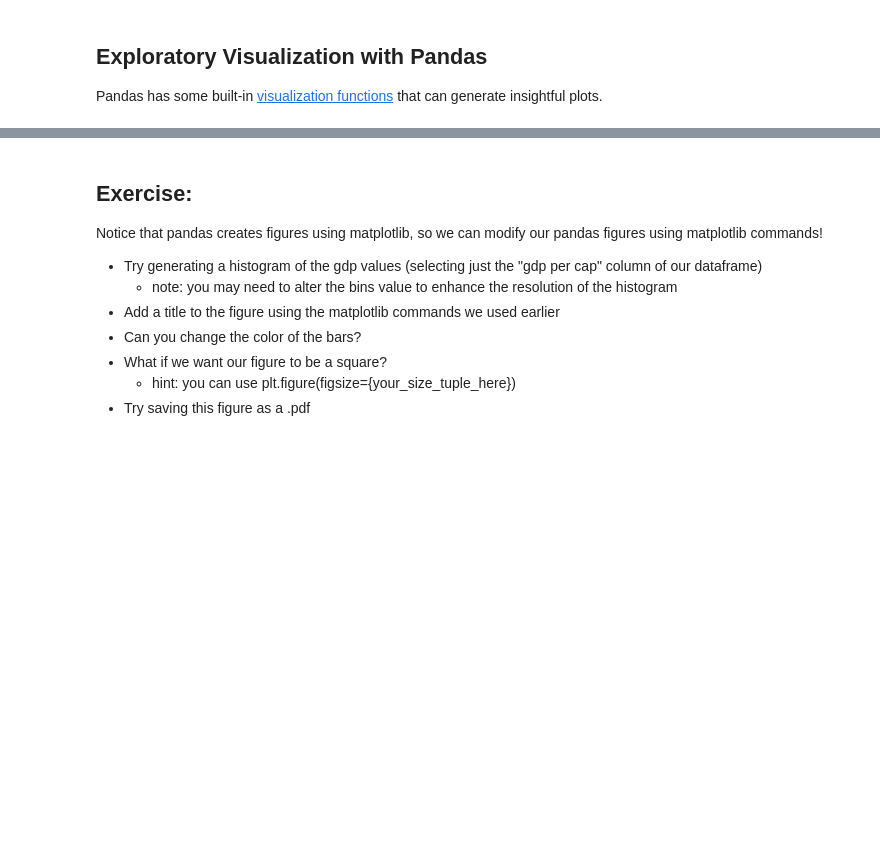
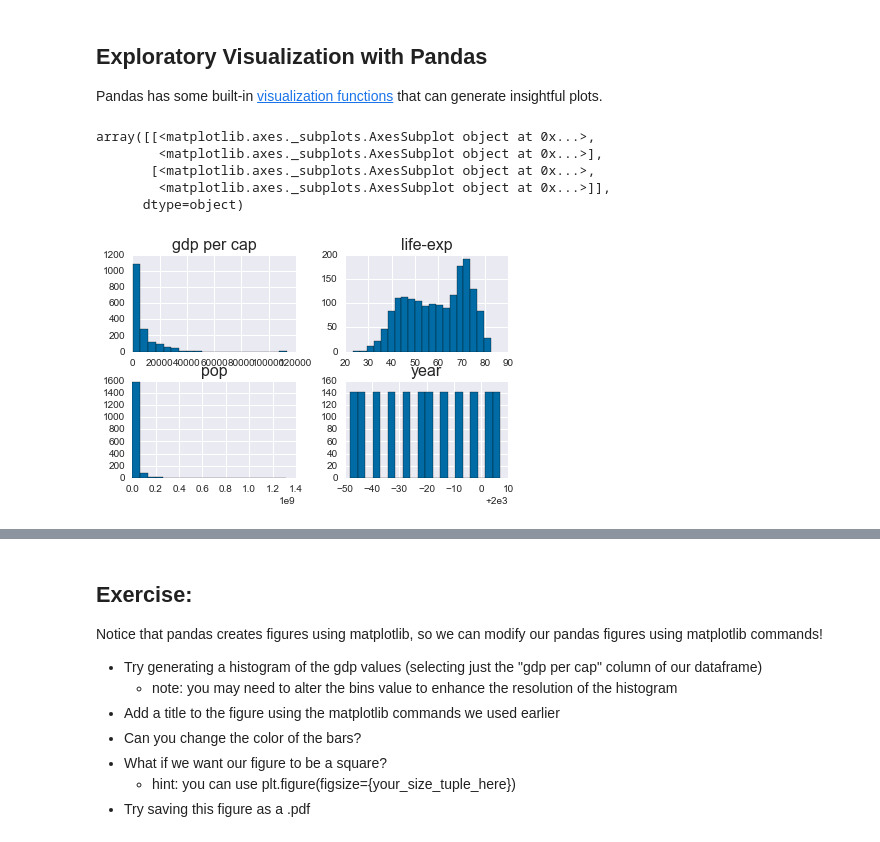
Before and after one commit to marskar/biof309_fall2018, a Jupyter notebook: 2019-11-15/Matplotlib-Data-Visualization_Complete_181115.ipynb, the cells around one changed output, grey strips where cells are left out. Cells and saved outputs as stored; diff of their text form; code cells hidden in the pictures; blank space fills up the shorter version.

Commit message:
matplotlib

```diff
--- a/2019-11-15/Matplotlib-Data-Visualization_Complete_181115.ipynb
+++ b/2019-11-15/Matplotlib-Data-Visualization_Complete_181115.ipynb
@@ -220,7 +307,15 @@ df.head()
 Pandas has some built-in [visualization functions](http://pandas.pydata.org/pandas-docs/version/0.15.0/visualization.html) that can generate insightful plots.
 # %%
 # example of using histograms
+plt.style.use('seaborn-dark')
 df.hist(bins=20)
+# %% [output]
+array([[<matplotlib.axes._subplots.AxesSubplot object at 0x...>,
+        <matplotlib.axes._subplots.AxesSubplot object at 0x...>],
+       [<matplotlib.axes._subplots.AxesSubplot object at 0x...>,
+        <matplotlib.axes._subplots.AxesSubplot object at 0x...>]],
+      dtype=object)
+[figure, added]
 # %%
 # plot the population by year
 df.plot(x='year', y='pop')
```
Also changed, not shown: parts of 44 cells of this notebook, 18 other files.
